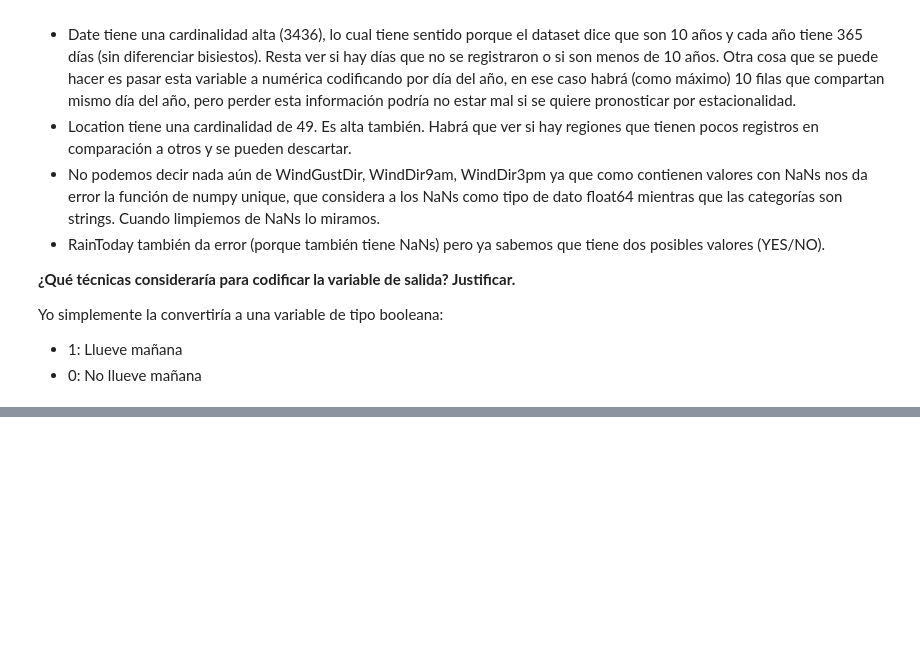
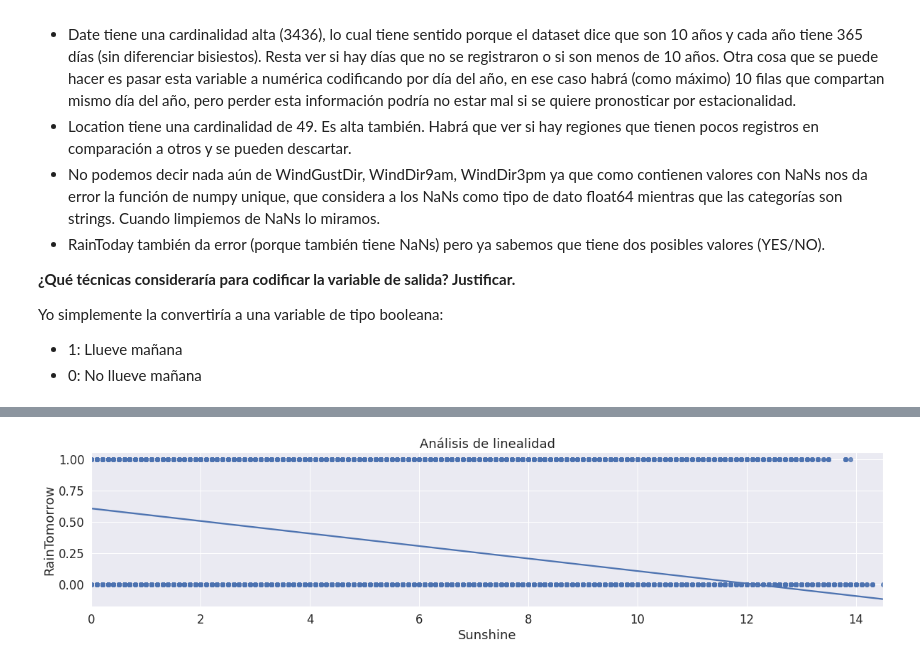
Before and after one commit to LaBruma/PosgradoAI, a Jupyter notebook: TP_Integrador_Análisis_de_datos_Brumovsky.ipynb, the cells around one changed output, grey strips where cells are left out. Saved outputs shown, nothing was run; the diff lists cells and outputs as text; code cells hidden in the pictures; blank space fills up the shorter version.

```diff
--- a/TP_Integrador_Análisis_de_datos_Brumovsky.ipynb
+++ b/TP_Integrador_Análisis_de_datos_Brumovsky.ipynb
@@ -236,0 +421,7 @@ Yo simplemente la convertiría a una variable de tipo booleana:
+# %%
+# Veamos que pasa justamente con Sunshine en un análisis de linealidad
+#---------------------------------------------------------------------
+fig,axes = plt.subplots(1,1,figsize=(20,4))
+sns.regplot(x="Sunshine", y="RainTomorrow", data=dataset, order=1,ax=axes).set_title("Análisis de linealidad");
+# %% [output]
+[figure, added]
```
Also changed, not shown: parts of 28 cells of this notebook.
